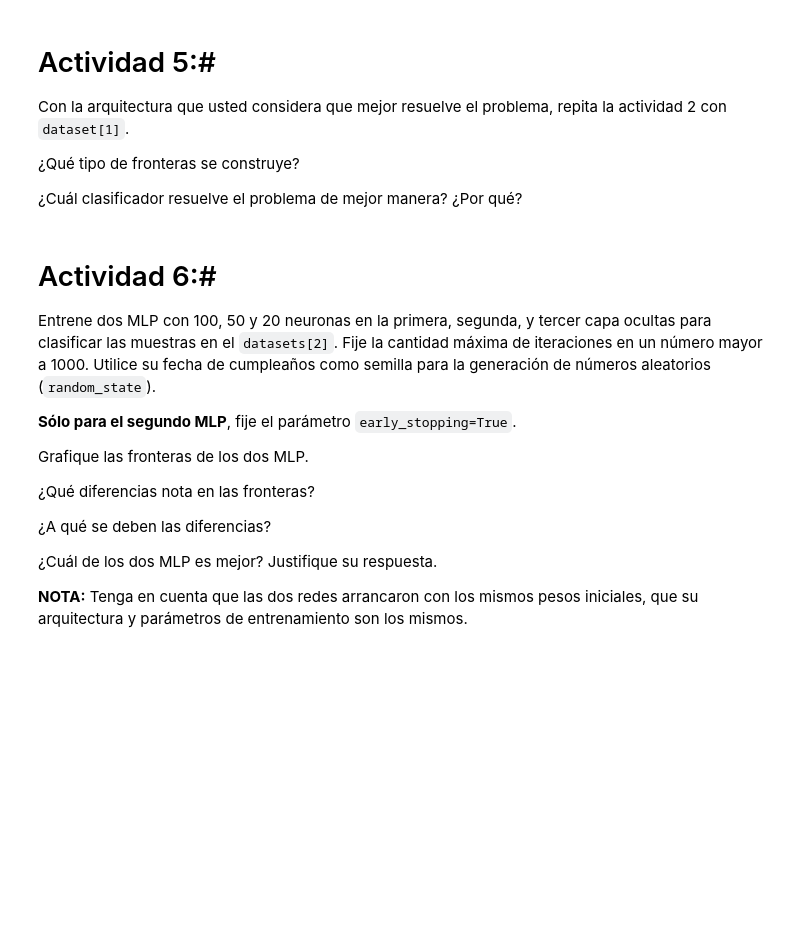
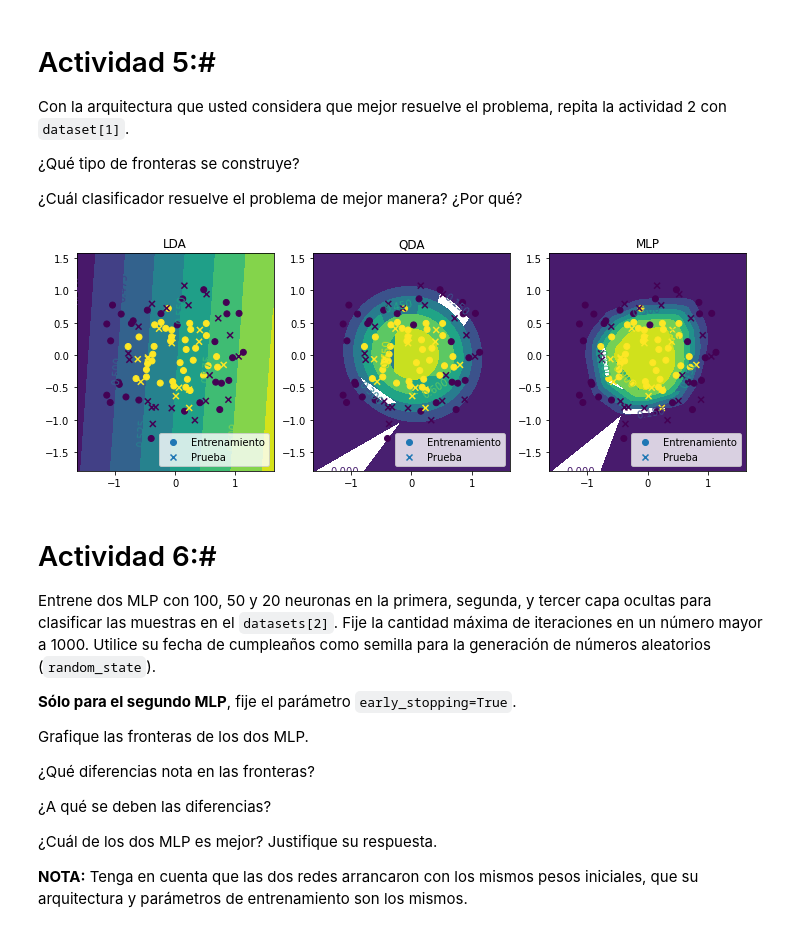
Before and after one commit to SeekingAura/Machine-learning-course-UTP, a Jupyter notebook: Laboratorios/Carlos Arturo Moreno Tabares - Lab05_PR_NN_MLP.ipynb, the cells around one changed output. Saved outputs shown, nothing was run; the diff lists cells and outputs as text; code cells hidden in the pictures; blank space fills up the shorter version.

```diff
--- a/Laboratorios/Carlos Arturo Moreno Tabares - Lab05_PR_NN_MLP.ipynb
+++ b/Laboratorios/Carlos Arturo Moreno Tabares - Lab05_PR_NN_MLP.ipynb
@@ -334,41 +348,67 @@ x1, x2 = np.meshgrid(np.linspace(xmin[0]-0.5, xmax[0]+0.5, 100),
 X_plot = np.hstack((x1.reshape(-1,1),x2.reshape(-1,1)))
 
 #Espacio para crear, entrenar, evaluar los clasificadores y graficar fronteras:
+test_size = 1/3;
+X_train, X_test, y_train, y_test = train_test_split(X, y, test_size=test_size)
+
+mlpc = MLPClassifier(hidden_layer_sizes=(25,75))
+
+mlpc.fit(X_train, y_train)
 
 #Espacio para evaluar el MLP en los datos X_plot:
+pred_mlpc=mlpc.predict_proba(X_plot)
 
 
 #Espacio para crear, entrenar con X,y, y evaluar con X_plot los clasificadores LDA y QDA:
+from sklearn.discriminant_analysis import LinearDiscriminantAnalysis
+from sklearn.discriminant_analysis import QuadraticDiscriminantAnalysis
 
+lda = LinearDiscriminantAnalysis().fit(X_train, y_train)
+qda = QuadraticDiscriminantAnalysis().fit(X_train, y_train)
+
+pred_lda=lda.predict_proba(X_plot)
+
+pred_qda=qda.predict_proba(X_plot)
 
 #
 
 plt.figure(figsize=(12,4))
 #Grafique la frontera con LDA
 plt.subplot(1,3,1)
 plt.title('LDA')
+
+cnt=plt.contourf(x1,x2,pred_lda[:,1].reshape(x1.shape))
+plt.clabel(cnt, inline=1, fontsize=10)
 
 plt.scatter(X_train[:,0],X_train[:,1],c=y_train,label='Entrenamiento')
 plt.scatter(X_test[:,0],X_test[:,1],c=y_test,marker='x',label='Prueba')
 plt.legend()
 
 #Grafique la frontera con LDA
 plt.subplot(1,3,2)
 plt.title('QDA')
 
+cnt=plt.contourf(x1,x2,pred_qda[:,1].reshape(x1.shape))
+plt.clabel(cnt, inline=1, fontsize=10)
+
 plt.scatter(X_train[:,0],X_train[:,1],c=y_train,label='Entrenamiento')
 plt.scatter(X_test[:,0],X_test[:,1],c=y_test,marker='x',label='Prueba')
 plt.legend()
 
 #Grafique la frontera con MLP
 plt.subplot(1,3,3)
 plt.title('MLP')
 
+cnt=plt.contourf(x1,x2,pred_mlpc[:,1].reshape(x1.shape))
+plt.clabel(cnt, inline=1, fontsize=10)
+
 plt.scatter(X_train[:,0],X_train[:,1],c=y_train,label='Entrenamiento')
 plt.scatter(X_test[:,0],X_test[:,1],c=y_test,marker='x',label='Prueba')
 plt.legend()
 
 plt.show()
+# %% [output]
+[figure, added]
 # %% [markdown]
 # Actividad 6:#
 
```
Also changed, not shown: parts of 7 cells of this notebook.
